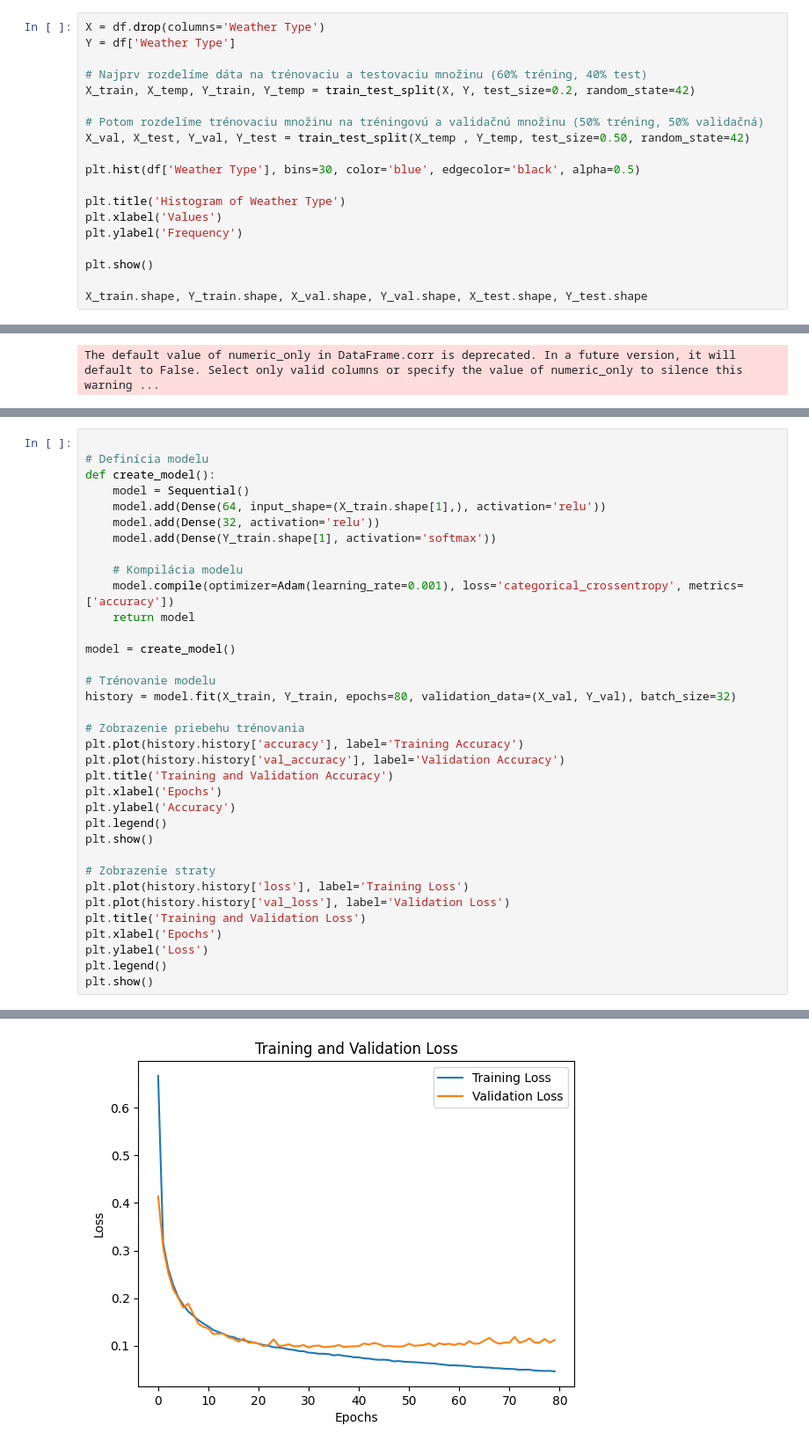
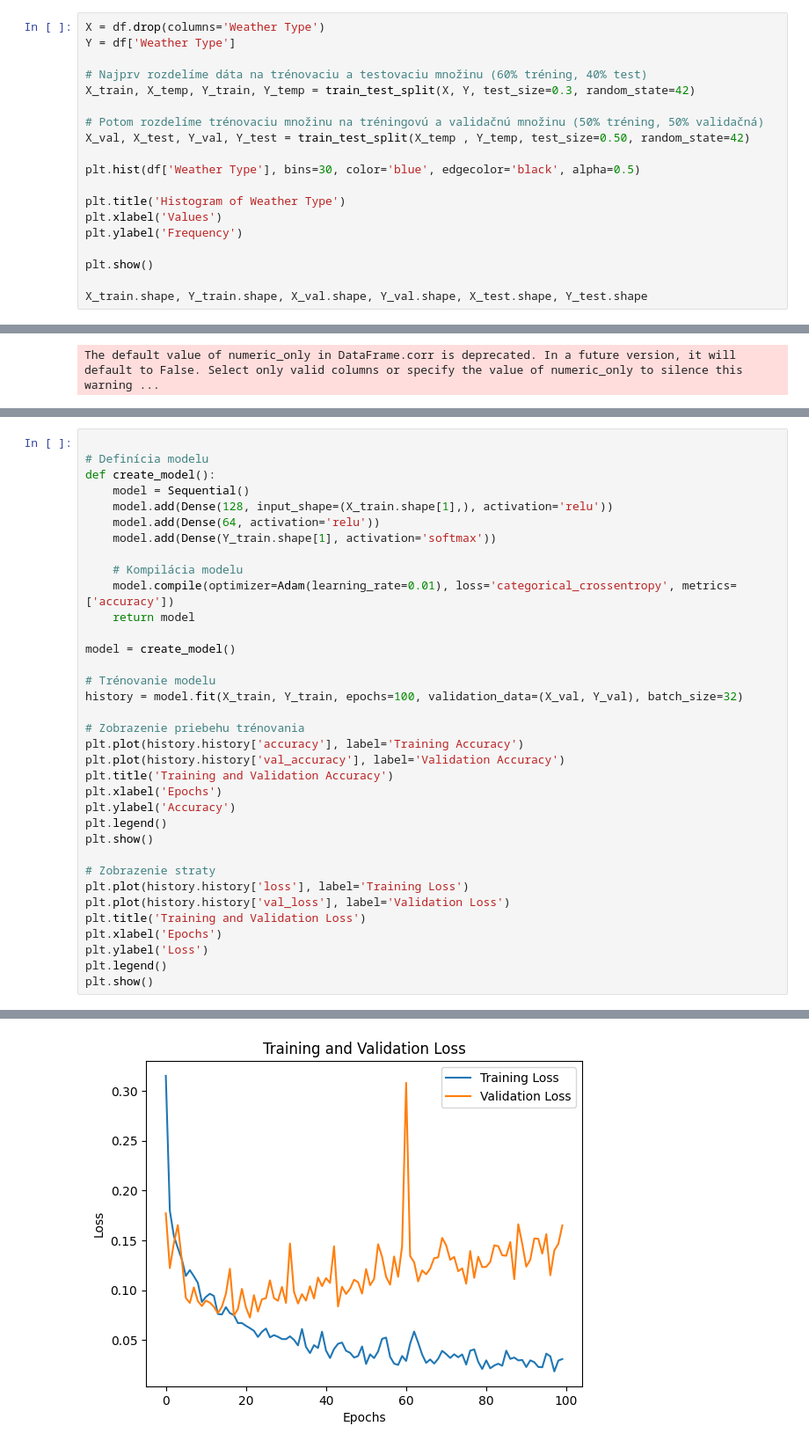
Before and after one commit to Marraff/machine-learning, a Jupyter notebook: preprocessing.ipynb, the cells around one changed output, grey strips where cells are left out. Shown at 88% size. Saved outputs shown, nothing was run; the diff lists cells and outputs as text.

```diff
--- a/preprocessing.ipynb
+++ b/preprocessing.ipynb
@@ -211,7 +218,7 @@ X = df.drop(columns='Weather Type')
 Y = df['Weather Type']
 
 # Najprv rozdelíme dáta na trénovaciu a testovaciu množinu (60% tréning, 40% test)
-X_train, X_temp, Y_train, Y_temp = train_test_split(X, Y, test_size=0.2, random_state=42)
+X_train, X_temp, Y_train, Y_temp = train_test_split(X, Y, test_size=0.3, random_state=42)
 
 # Potom rozdelíme trénovaciu množinu na tréningovú a validačnú množinu (50% tréning, 50% validačná)
 X_val, X_test, Y_val, Y_test = train_test_split(X_temp , Y_temp, test_size=0.50, random_state=42)
@@ -358,18 +389,18 @@ ValueError: Data must be 1-dimensional
 # Definícia modelu
 def create_model():
     model = Sequential()
-    model.add(Dense(64, input_shape=(X_train.shape[1],), activation='relu'))
-    model.add(Dense(32, activation='relu'))
+    model.add(Dense(128, input_shape=(X_train.shape[1],), activation='relu'))
+    model.add(Dense(64, activation='relu'))
     model.add(Dense(Y_train.shape[1], activation='softmax'))
 
     # Kompilácia modelu
-    model.compile(optimizer=Adam(learning_rate=0.001), loss='categorical_crossentropy', metrics=['accuracy'])
+    model.compile(optimizer=Adam(learning_rate=0.01), loss='categorical_crossentropy', metrics=['accuracy'])
     return model
 
 model = create_model()
 
 # Trénovanie modelu
-history = model.fit(X_train, Y_train, epochs=80, validation_data=(X_val, Y_val), batch_size=32)
+history = model.fit(X_train, Y_train, epochs=100, validation_data=(X_val, Y_val), batch_size=32)
 
 # Zobrazenie priebehu trénovania
 plt.plot(history.history['accuracy'], label='Training Accuracy')
@@ -410,4 +443,4 @@ Epoch 80/80
-[figure, old version]
+[figure, new version]
 # %%
 test_loss, test_accuracy = model.evaluate(X_test, Y_test)
 print(f'Test accuracy: {test_accuracy}')
```
Also changed, not shown: parts of 18 cells of this notebook, 10 other files.
